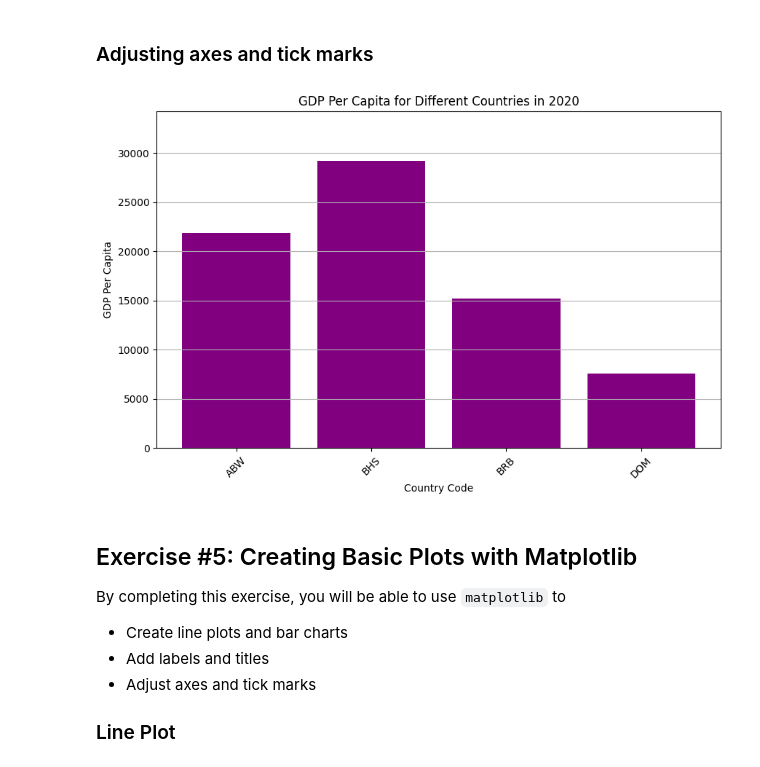
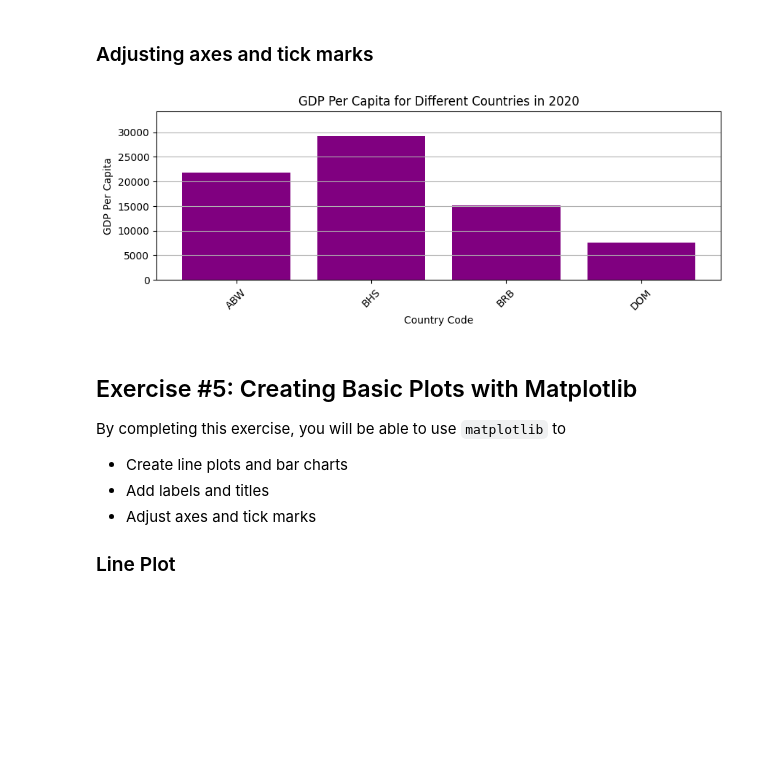
Before and after one commit to ismayc/oreilly-data-analysis-with-python, a Jupyter notebook: exercises_solutions.ipynb, the cells around one changed output. Saved outputs shown, nothing was run; the diff lists cells and outputs as text; code cells hidden in the pictures; blank space fills up the shorter version.

```diff
--- a/exercises_solutions.ipynb
+++ b/exercises_solutions.ipynb
@@ -964,23 +983,23 @@ plt.show();
 # %%
 # Bar chart of gdp_percapita for different Caribbean countries in 2020 with
 # adjusted axes and tick marks
-plt.figure(figsize=(10, 6))
+plt.figure(figsize=(10, 3))
 plt.bar(data_2020_caribbean['code'], data_2020_caribbean['gdp_percapita'], color='purple')
 plt.xlabel('Country Code')
 plt.ylabel('GDP Per Capita')
 plt.title('GDP Per Capita for Different Countries in 2020')
 
 # Adjust axes
 plt.ylim(0, max(data_2020_caribbean['gdp_percapita']) + 5000)
 
 # Adjust tick marks
 plt.xticks(rotation=45)
 plt.yticks(range(0, int(max(data_2020_caribbean['gdp_percapita']) + 5000), 5000))
 
 plt.grid(axis='y')
 plt.show();
 # %% [output]
-[figure, old version]
+[figure, new version]
 # %% [markdown]
 ## Exercise #5: Creating Basic Plots with Matplotlib
 
```
Also changed, not shown: parts of 34 cells of this notebook, 22 other files.
